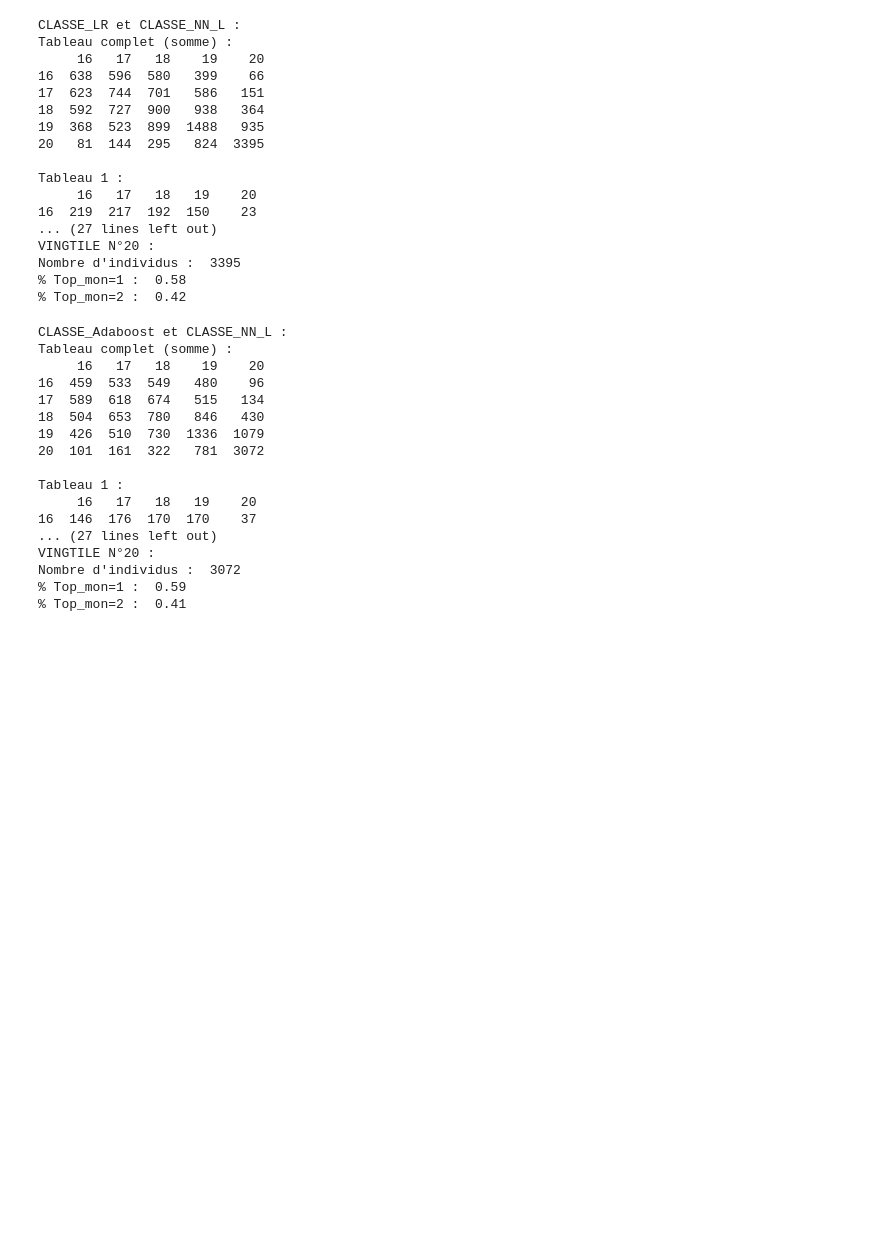
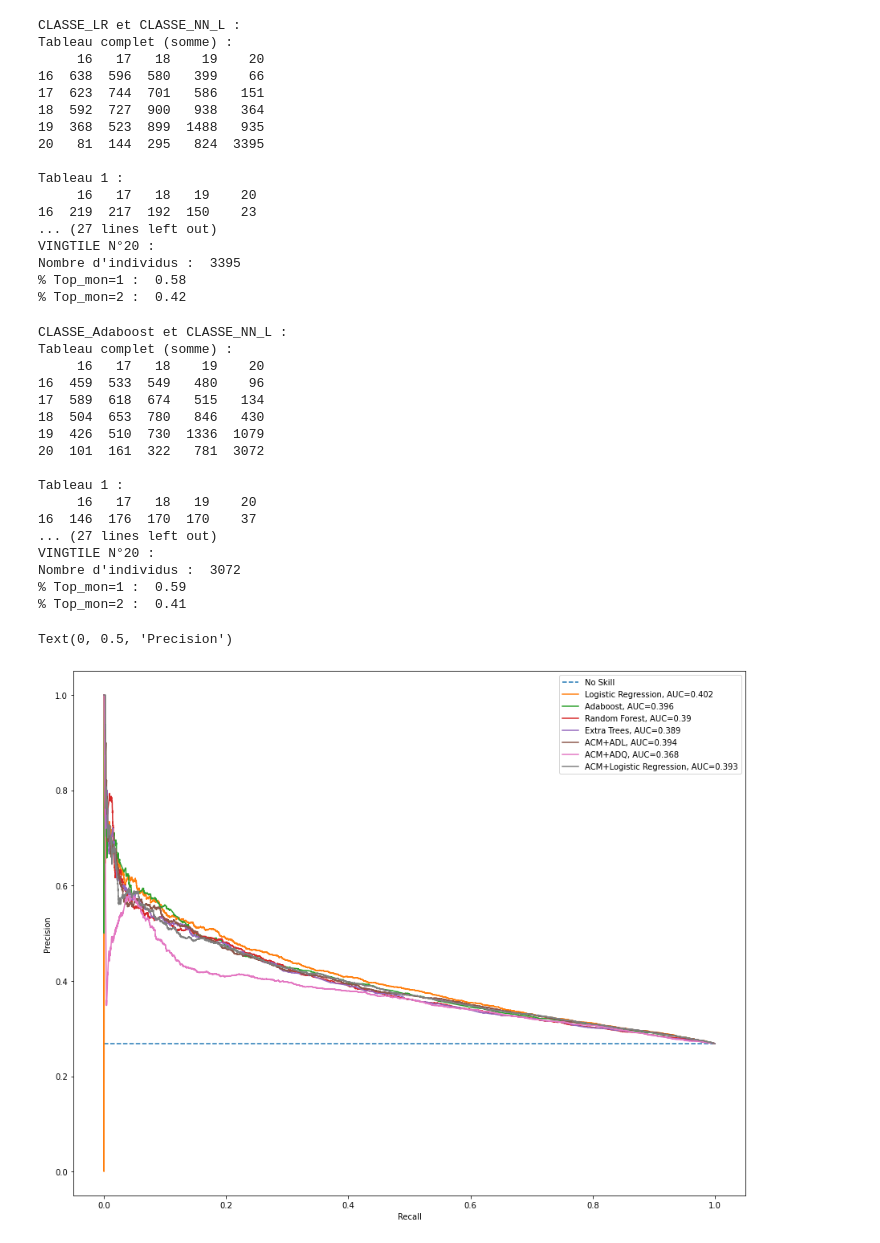
Before and after one commit to christian235711/Predict_models_fdf21, a Jupyter notebook: FDF21_Comparaison.ipynb, the cells around one changed output. Drawn from its saved outputs; the diff is of its cells as text; code cells hidden in the pictures; blank space fills up the shorter version.

```diff
--- a/FDF21_Comparaison.ipynb
+++ b/FDF21_Comparaison.ipynb
@@ -1283,2 +1289,46 @@ Nombre d'individus :  3072
+# %%
+change_test_Y_s = test_Y_s.copy()
+change_test_Y_s[change_test_Y_s==1] = 1#0
+change_test_Y_s[change_test_Y_s==2] = 0#1
+
+change_test_Y_s_acm = test_Y_s_acm.copy()
+change_test_Y_s_acm[change_test_Y_s_acm==1] = 1#0
+change_test_Y_s_acm[change_test_Y_s_acm==2] = 0#1
+
+plt.figure(figsize=(15,12))
+
+no_skill = len(change_test_Y_s[change_test_Y_s==1]) / len(change_test_Y_s)
+plt.plot([0, 1], [no_skill, no_skill], linestyle='--', label='No Skill')
+
+lr_precision, lr_recall, _ = precision_recall_curve(change_test_Y_s, final_model_LogisticRegression.predict_proba(test_X_s)[:,0] )
+plt.plot(lr_recall, lr_precision, label = "Logistic Regression" + ", AUC=" +str(round(auc(lr_recall,lr_precision),3 )))
+
+lr_precision, lr_recall, _ = precision_recall_curve(change_test_Y_s, final_model_AdaBoost.predict_proba(test_X_s)[:,0] )
+plt.plot(lr_recall, lr_precision, label = "Adaboost" + ", AUC=" +str(round(auc(lr_recall,lr_precision),3 )))
+
+lr_precision, lr_recall, _ = precision_recall_curve(change_test_Y_s, final_model_RandomForestClassifier.predict_proba(test_X_s)[:,0] )
+plt.plot(lr_recall, lr_precision, label = "Random Forest" +  ", AUC=" +str(round(auc(lr_recall,lr_precision),3 )))
+
+lr_precision, lr_recall, _ = precision_recall_curve(change_test_Y_s, final_model_ExtraTreesClassifier.predict_proba(test_X_s)[:,0] )
+plt.plot(lr_recall, lr_precision, label = "Extra Trees" +  ", AUC=" +str(round(auc(lr_recall,lr_precision),3 )))
+
+############################################## ACM #####################################################################
+lr_precision, lr_recall, _ = precision_recall_curve(change_test_Y_s_acm, final_model_ADL.predict_proba(test_X_s_acm)[:,0] )
+plt.plot(lr_recall, lr_precision, label = "ACM+ADL" +  ", AUC=" +str(round(auc(lr_recall,lr_precision),3 )))
+
+lr_precision, lr_recall, _ = precision_recall_curve(change_test_Y_s_acm, final_model_ADQ.predict_proba(test_X_s_acm)[:,0] )
+plt.plot(lr_recall, lr_precision, label = "ACM+ADQ" +  ", AUC=" +str(round(auc(lr_recall,lr_precision),3 )))
+
+lr_precision, lr_recall, _ = precision_recall_curve(change_test_Y_s_acm, model_17_cw_ACM.predict_proba(test_X_s_acm)[:,0] )
+plt.plot(lr_recall, lr_precision, label = "ACM+Logistic Regression" + ", AUC=" +str(round(auc(lr_recall,lr_precision),3 )))
+
+
+#plt.ylim(no_skill,1)
+plt.legend()
+plt.xlabel('Recall')
+plt.ylabel('Precision')
+# %% [output]
+Text(0, 0.5, 'Precision')
+[figure, added]
 # %%
 change_test_Y_s = test_Y_s.copy()
```
Also changed, not shown: parts of 32 cells of this notebook.
